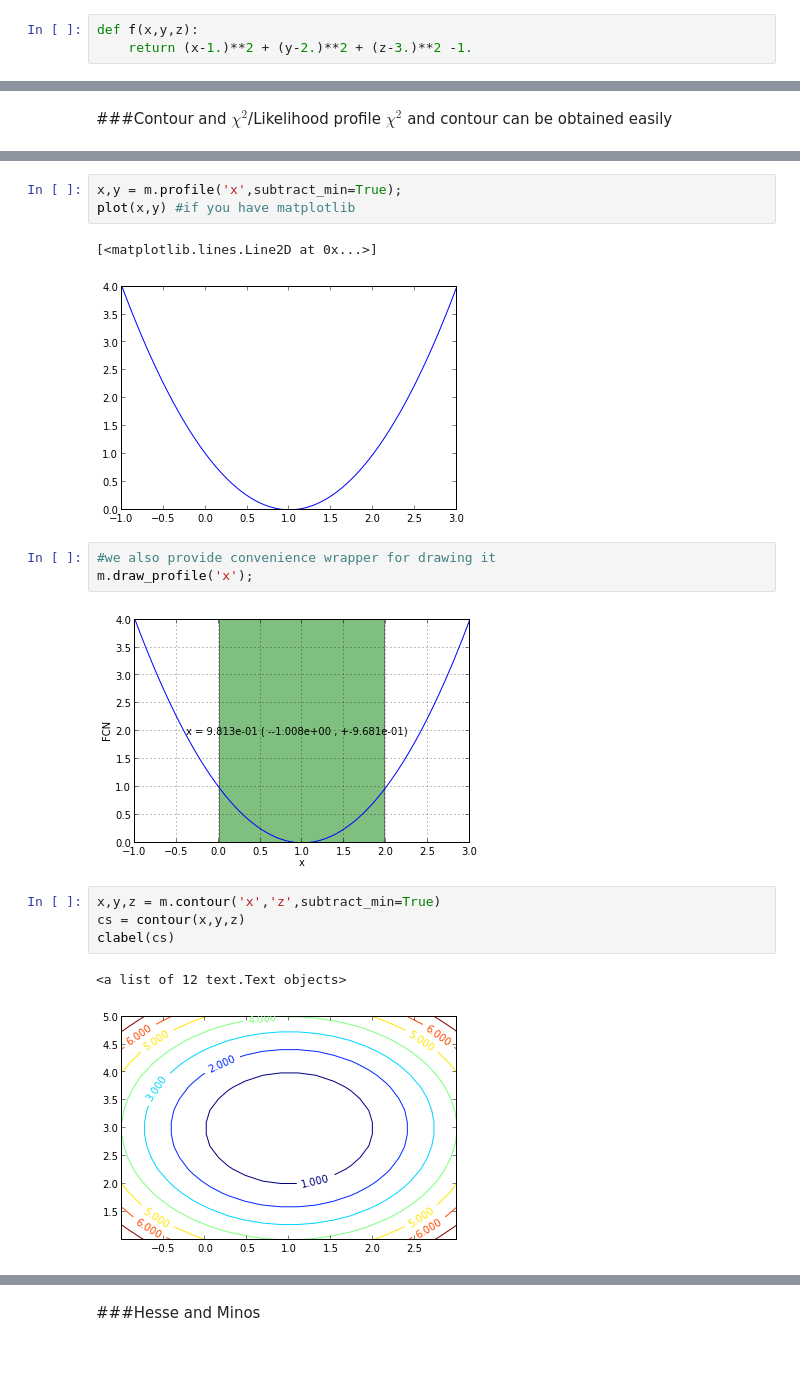
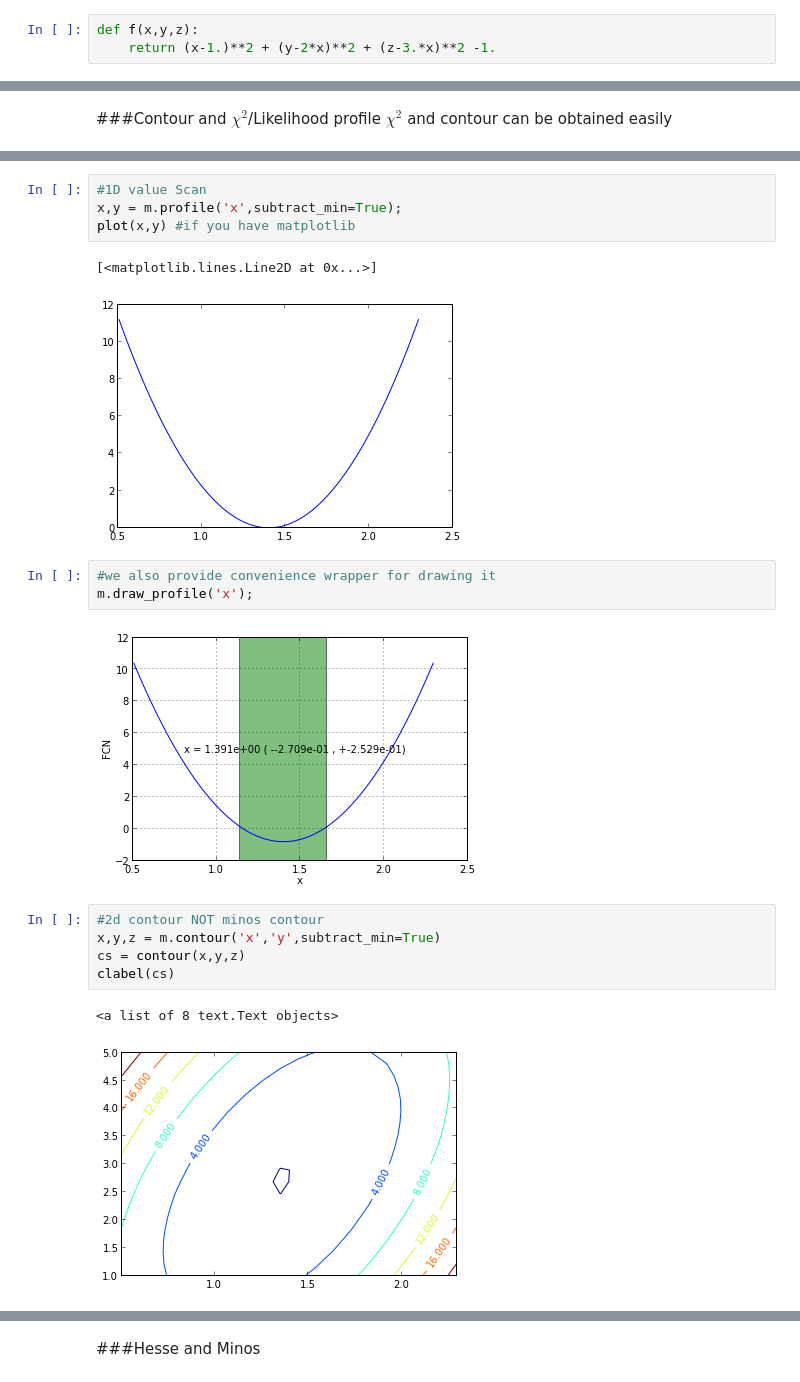
Before and after one commit to scikit-hep/iminuit, a Jupyter notebook: tutorial/tutorial.ipynb, the cells around one changed output, grey strips where cells are left out. Saved outputs shown, nothing was run; the diff lists cells and outputs as text.

```diff
--- a/tutorial/tutorial.ipynb
+++ b/tutorial/tutorial.ipynb
@@ -16,7 +16,7 @@ We know easily that the answer has is
 $x=1$, $y=2$, $z=3$ and the minimum value should be $-1$
 # %%
 def f(x,y,z):
-    return (x-1.)**2 + (y-2.)**2 + (z-3.)**2 -1.
+    return (x-1.)**2 + (y-2*x)**2 + (z-3.*x)**2 -1.
 # %% [markdown]
 iminuit relies on Python introspection. If you wonder what kind of function iminuit sees, you can use
 # %%
@@ -145,18 +165,20 @@ $\chi^2$ and contour can be obtained easily
 # %%
+#1D value Scan
 x,y = m.profile('x',subtract_min=True);
 plot(x,y) #if you have matplotlib
 # %% [output]
 [<matplotlib.lines.Line2D at 0x...>]
-[figure, old version]
+[figure, new version]
 # %%
 #we also provide convenience wrapper for drawing it
 m.draw_profile('x');
 # %% [output]
-[figure, old version]
+[figure, new version]
 # %%
-x,y,z = m.contour('x','z',subtract_min=True)
+#2d contour NOT minos contour
+x,y,z = m.contour('x','y',subtract_min=True)
 cs = contour(x,y,z)
 clabel(cs)
 # %% [output]
-<a list of 12 text.Text objects>
+<a list of 8 text.Text objects>
-[figure, old version]
+[figure, new version]
```
Also changed, not shown: parts of 14 cells of this notebook, 12 other files.
